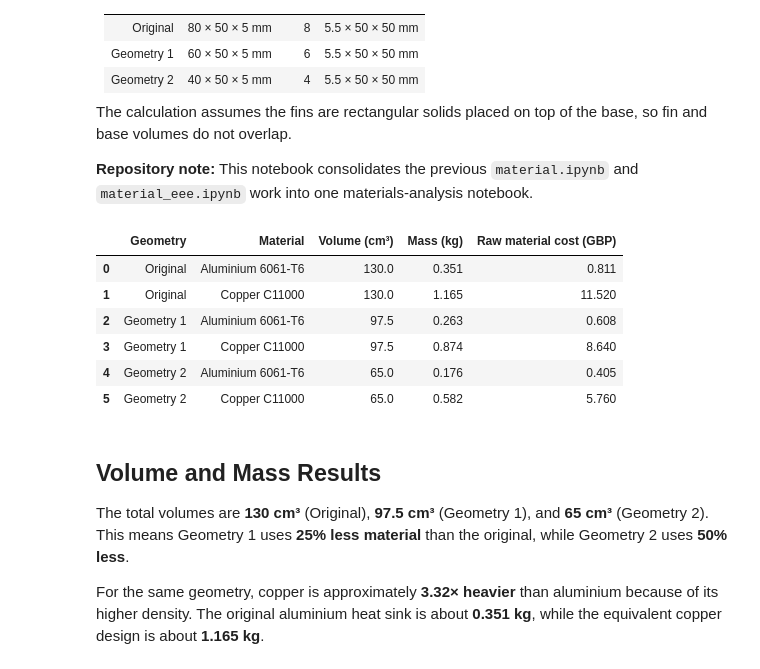
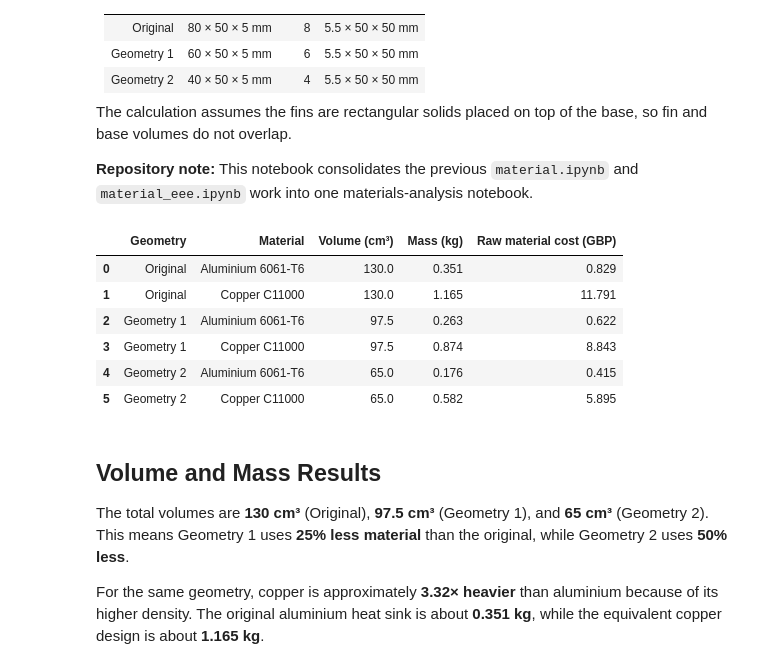
Before and after one commit to jaeheewritescode/mosfet-thermal-simulation, a Jupyter notebook: materials/material_eee.ipynb, the cells around one changed output. Saved outputs shown, nothing was run; the diff lists cells and outputs as text; code cells hidden in the pictures.

```diff
--- a/materials/material_eee.ipynb
+++ b/materials/material_eee.ipynb
@@ -26,41 +26,44 @@ base_width_mm = 50
 base_thickness_mm = 5
 
 geometries = {
     "Original": {"base_length_mm": 80, "n_fins": 8},
     "Geometry 1": {"base_length_mm": 60, "n_fins": 6},
     "Geometry 2": {"base_length_mm": 40, "n_fins": 4},
 }
 
+# July 2026 benchmark prices
+USD_PER_GBP = 1.3379
+
 materials = {
-    "Aluminium 6061-T6": {"density_g_cm3": 2.70, "raw_price_gbp_kg": 2.31},
-    "Copper C11000": {"density_g_cm3": 8.96, "raw_price_gbp_kg": 9.89},
+    "Aluminium 6061-T6": {"density_g_cm3": 2.70, "raw_price_gbp_kg": 2.362657896704},
+    "Copper C11000": {"density_g_cm3": 8.96, "raw_price_gbp_kg": 10.122580162942},
 }
 
 fin_volume_mm3 = fin_width_mm * fin_height_mm * fin_length_mm
 rows = []
 for geometry, g in geometries.items():
     base_volume_mm3 = g["base_length_mm"] * base_width_mm * base_thickness_mm
     total_volume_cm3 = (base_volume_mm3 + g["n_fins"] * fin_volume_mm3) / 1000
     for material, m in materials.items():
         mass_kg = total_volume_cm3 * m["density_g_cm3"] / 1000
         rows.append({
             "Geometry": geometry,
             "Material": material,
             "Volume (cm³)": total_volume_cm3,
             "Mass (kg)": mass_kg,
             "Raw material cost (GBP)": mass_kg * m["raw_price_gbp_kg"],
         })
 
 mass_results = pd.DataFrame(rows)
 mass_results.round(3)
 # %% [output]
 |  | Geometry | Material | Volume (cm³) | Mass (kg) | Raw material cost (GBP) |
-| 0 | Original | Aluminium 6061-T6 | 130.0 | 0.351 | 0.811 |
-| 1 | Original | Copper C11000 | 130.0 | 1.165 | 11.520 |
-| 2 | Geometry 1 | Aluminium 6061-T6 | 97.5 | 0.263 | 0.608 |
-| 3 | Geometry 1 | Copper C11000 | 97.5 | 0.874 | 8.640 |
-| 4 | Geometry 2 | Aluminium 6061-T6 | 65.0 | 0.176 | 0.405 |
-| 5 | Geometry 2 | Copper C11000 | 65.0 | 0.582 | 5.760 |
+| 0 | Original | Aluminium 6061-T6 | 130.0 | 0.351 | 0.829 |
+| 1 | Original | Copper C11000 | 130.0 | 1.165 | 11.791 |
+| 2 | Geometry 1 | Aluminium 6061-T6 | 97.5 | 0.263 | 0.622 |
+| 3 | Geometry 1 | Copper C11000 | 97.5 | 0.874 | 8.843 |
+| 4 | Geometry 2 | Aluminium 6061-T6 | 65.0 | 0.176 | 0.415 |
+| 5 | Geometry 2 | Copper C11000 | 65.0 | 0.582 | 5.895 |
 # %% [markdown]
 ## Volume and Mass Results
 
```
Also changed, not shown: parts of 7 cells of this notebook, 20 other files.
